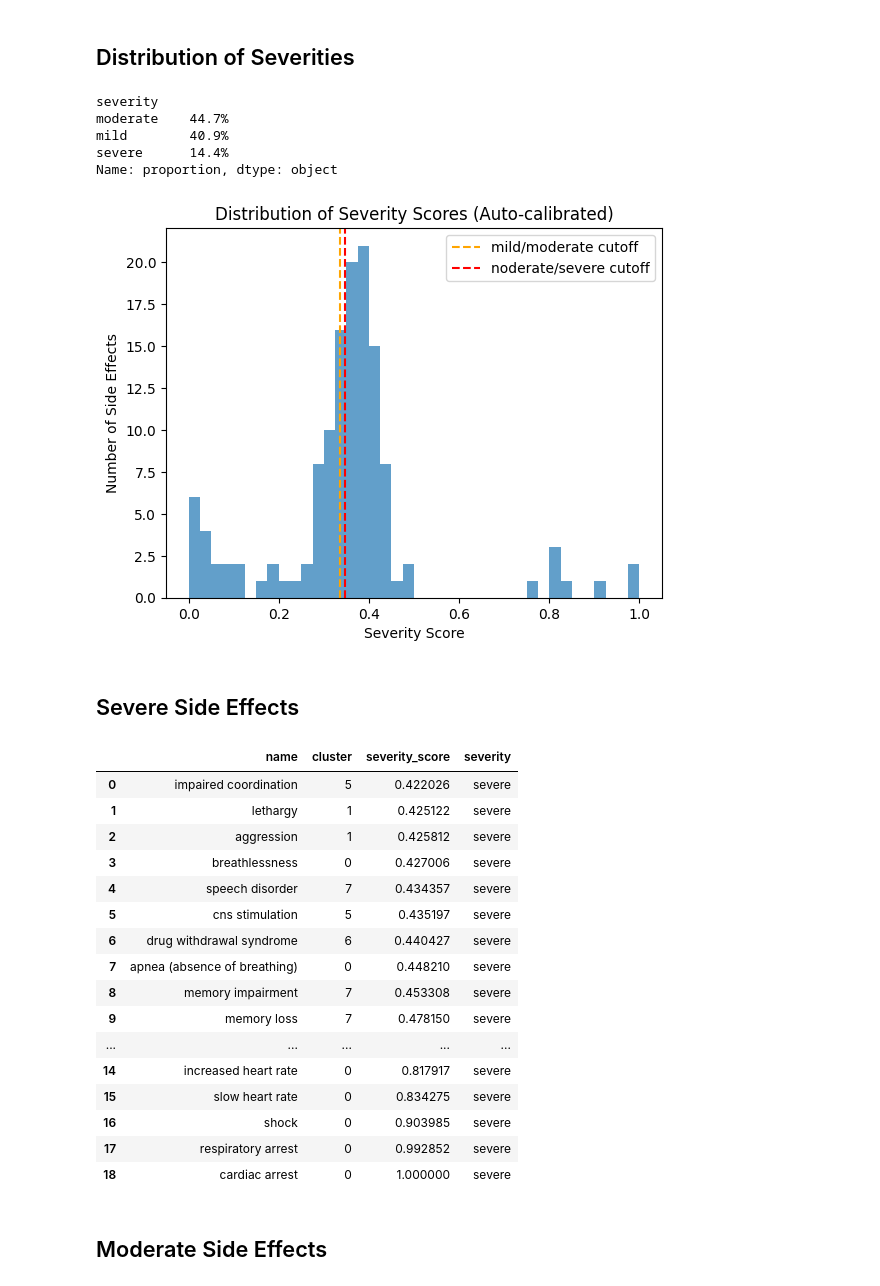
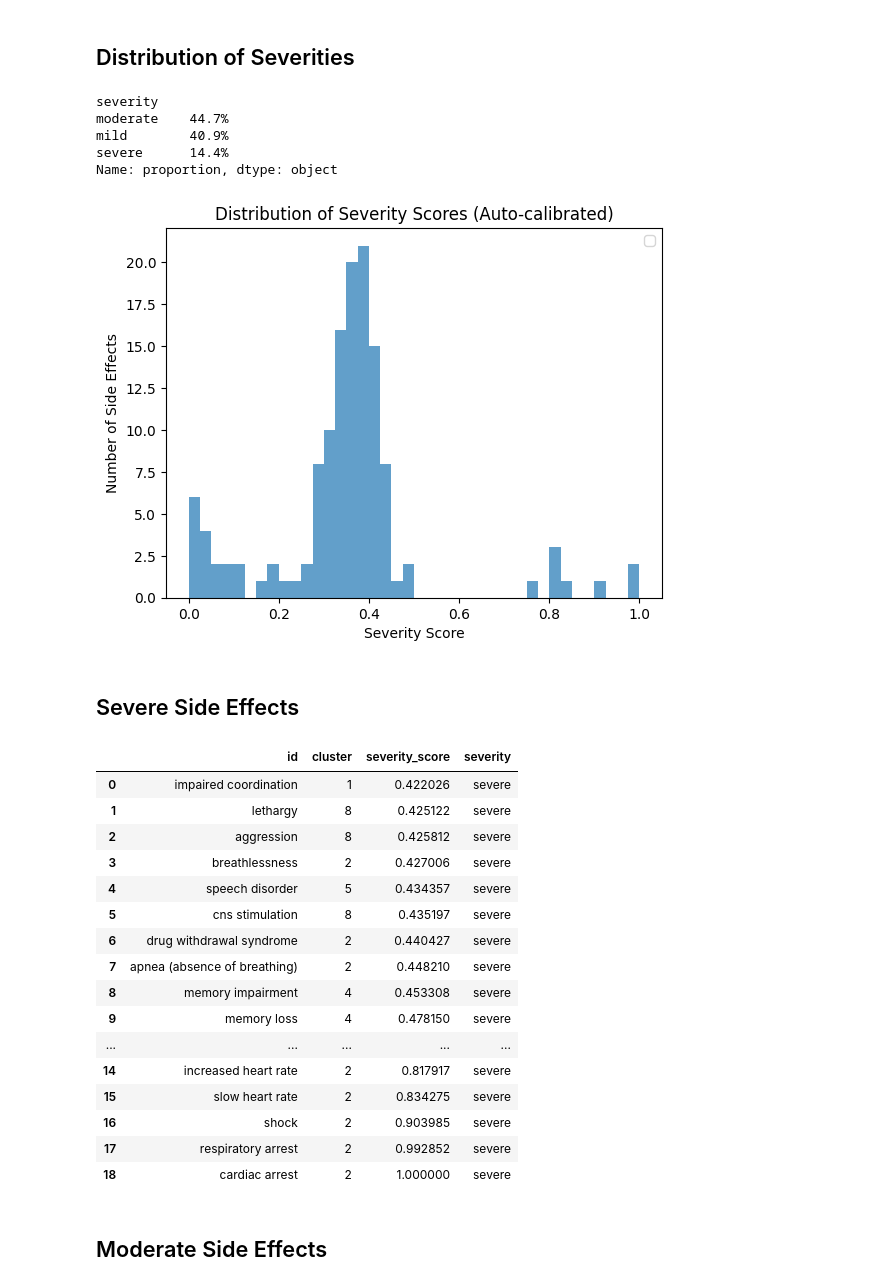
Before and after one commit to MylenaRoberta/medications-and-side-effects-networks, a Jupyter notebook: notebooks/03_side-effects-clustering.ipynb, the cells around one changed output. Drawn from its saved outputs; the diff is of its cells as text; code cells hidden in the pictures.

Commit message:
chore: store clustering results

```diff
--- a/notebooks/03_side-effects-clustering.ipynb
+++ b/notebooks/03_side-effects-clustering.ipynb
@@ -23,8 +23,7 @@ from sklearn.metrics import silhouette_score
 df_nodes = pd.read_csv('../data/processed/bipartite-network-nodes.csv')
 df_effects = (
     df_nodes.query('type == "side effect"')
-    .rename(columns={'id': 'name'})
-    .reset_index(drop=True)[['name']]
+    .reset_index(drop=True)[['id']]
 )
 
 # Use a modern biomedical embedding model
@@ -32,7 +31,7 @@ model = SentenceTransformer('NeuML/pubmedbert-base-embeddings')
 
 # Normalize embeddings to unit length (for cosine similarity)
 embeddings = model.encode(
-    df_effects['name'],
+    df_effects['id'],
     show_progress_bar=True,
     normalize_embeddings=True
 )
@@ -90,7 +89,7 @@ def compute_severity_score(effect):
     # Balanced continuous score: 0 = mild, 1 = severe
     return probs[2] * 1.0 + probs[1] * 0.5 + probs[0] * 0.0
 
-df_effects['severity_score'] = df_effects['name'].apply(compute_severity_score)
+df_effects['severity_score'] = df_effects['id'].apply(compute_severity_score)
 # %% [markdown]
 ## Domain Adjustment with Exceptions
 # %%
@@ -137,7 +136,7 @@ def adjust_by_system(effect, score):
     return min(max(score, 0), 1)
 
 df_effects['severity_score'] = df_effects.apply(
-    lambda x: adjust_by_system(x['name'], x['severity_score']),
+    lambda x: adjust_by_system(x['id'], x['severity_score']),
     axis=1
 )
 # %% [markdown]
@@ -190,7 +189,7 @@ def manual_rebalance(effect, severity, score):
     return severity
 
 df_effects['severity'] = df_effects.apply(
-    lambda x: manual_rebalance(x['name'], x['severity'], x['severity_score']),
+    lambda x: manual_rebalance(x['id'], x['severity'], x['severity_score']),
     axis=1
 )
 # %% [markdown]
@@ -200,43 +199,27 @@ df_effects['severity'] = df_effects.apply(
 # %%
 # Compute the proportion of side effects by each severity level
 print(
     df_effects['severity'] \
         .value_counts(normalize=True) \
         .apply(lambda x: f'{x:.1%}')
 )
 
 # Histogram of severity scores
 plt.hist(df_effects['severity_score'], bins=40, alpha=0.7)
 
-# Cutoff line between mild and moderate levels
-plt.axvline(
-    df_effects['severity_score'].quantile(q_mild),
-    color='orange',
-    linestyle='--',
-    label='mild/moderate cutoff',
-)
-
-# Cutoff line between moderate and severe levels
-plt.axvline(
-    df_effects['severity_score'].quantile(q_moderate),
-    color='red',
-    linestyle='--',
-    label='noderate/severe cutoff'
-)
-
 # Plot configurations
 plt.title('Distribution of Severity Scores (Auto-calibrated)')
 plt.xlabel('Severity Score')
 plt.ylabel('Number of Side Effects')
 plt.legend()
 plt.show()
 # %% [output]
 severity
 moderate    44.7%
 mild        40.9%
 severe      14.4%
 Name: proportion, dtype: object
-[figure, old version]
+[figure, new version]
 # %% [markdown]
 ## Severe Side Effects
 # %%
@@ -244,23 +227,23 @@ df_effects.query('severity == "severe"') \
     .sort_values(by='severity_score') \
     .reset_index(drop=True)
 # %% [output]
-|  | name | cluster | severity_score | severity |
-| 0 | impaired coordination | 5 | 0.422026 | severe |
-| 1 | lethargy | 1 | 0.425122 | severe |
-| 2 | aggression | 1 | 0.425812 | severe |
-| 3 | breathlessness | 0 | 0.427006 | severe |
-| 4 | speech disorder | 7 | 0.434357 | severe |
-| 5 | cns stimulation | 5 | 0.435197 | severe |
-| 6 | drug withdrawal syndrome | 6 | 0.440427 | severe |
-| 7 | apnea (absence of breathing) | 0 | 0.448210 | severe |
-| 8 | memory impairment | 7 | 0.453308 | severe |
-| 9 | memory loss | 7 | 0.478150 | severe |
+|  | id | cluster | severity_score | severity |
+| 0 | impaired coordination | 1 | 0.422026 | severe |
+| 1 | lethargy | 8 | 0.425122 | severe |
+| 2 | aggression | 8 | 0.425812 | severe |
+| 3 | breathlessness | 2 | 0.427006 | severe |
+| 4 | speech disorder | 5 | 0.434357 | severe |
+| 5 | cns stimulation | 8 | 0.435197 | severe |
+| 6 | drug withdrawal syndrome | 2 | 0.440427 | severe |
+| 7 | apnea (absence of breathing) | 2 | 0.448210 | severe |
+| 8 | memory impairment | 4 | 0.453308 | severe |
+| 9 | memory loss | 4 | 0.478150 | severe |
 | ... | ... | ... | ... | ... |
-| 14 | increased heart rate | 0 | 0.817917 | severe |
-| 15 | slow heart rate | 0 | 0.834275 | severe |
-| 16 | shock | 0 | 0.903985 | severe |
-| 17 | respiratory arrest | 0 | 0.992852 | severe |
-| 18 | cardiac arrest | 0 | 1.000000 | severe |
+| 14 | increased heart rate | 2 | 0.817917 | severe |
+| 15 | slow heart rate | 2 | 0.834275 | severe |
+| 16 | shock | 2 | 0.903985 | severe |
+| 17 | respiratory arrest | 2 | 0.992852 | severe |
+| 18 | cardiac arrest | 2 | 1.000000 | severe |
 # %% [markdown]
 ## Moderate Side Effects
 # %%
```
Also changed, not shown: parts of 5 cells of this notebook.
